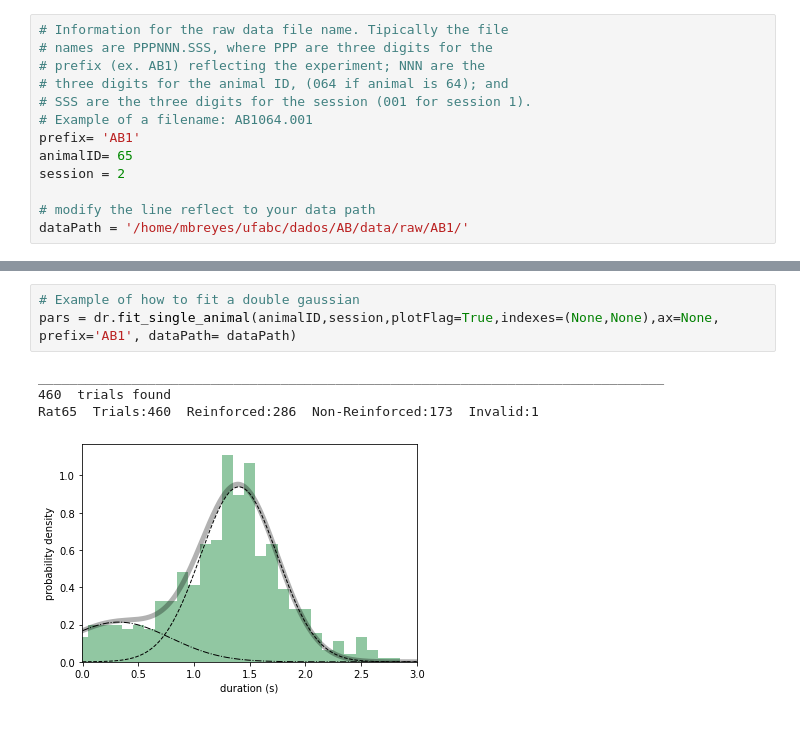
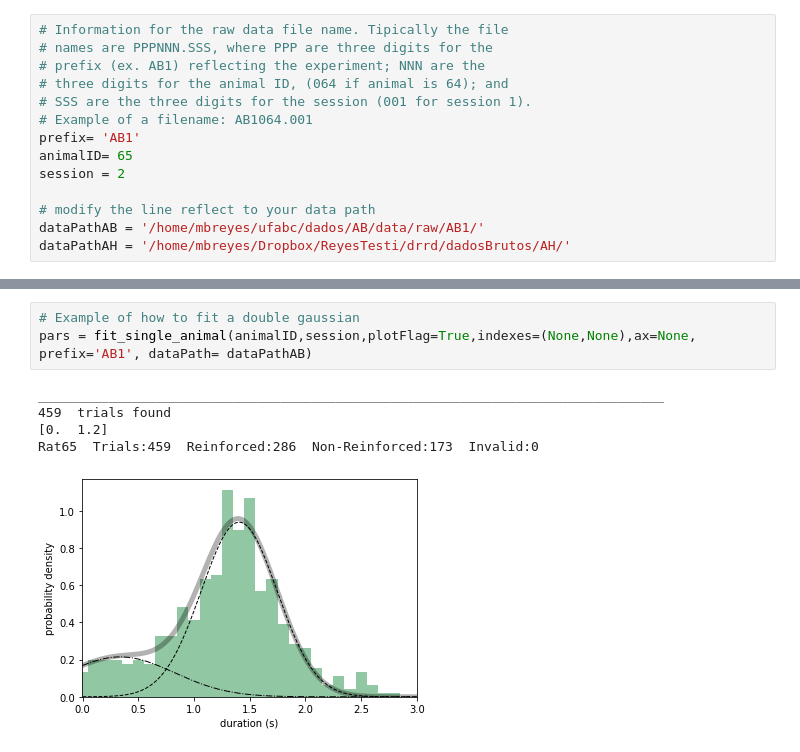
Before and after one commit to marceloreyes/drrd, a Jupyter notebook: python/testDrrd.ipynb, the cells around one changed output, grey strips where cells are left out. Cells and saved outputs as stored; diff of their text form.

```diff
--- a/python/testDrrd.ipynb
+++ b/python/testDrrd.ipynb
@@ -13,6 +14,7 @@ animalID= 65
 session = 2
 
 # modify the line reflect to your data path
-dataPath = '/home/mbreyes/ufabc/dados/AB/data/raw/AB1/'
+dataPathAB = '/home/mbreyes/ufabc/dados/AB/data/raw/AB1/'
+dataPathAH = '/home/mbreyes/Dropbox/ReyesTesti/drrd/dadosBrutos/AH/'
 # %%
 # Extract the data from a file and plot the response during the session
@@ -28,9 +31,10 @@ Rat64  Trials:846  Reinforced:237  Non-Reinforced:607  Invalid:2
 [figure]
 # %%
 # Example of how to fit a double gaussian
-pars = dr.fit_single_animal(animalID,session,plotFlag=True,indexes=(None,None),ax=None, prefix='AB1', dataPath= dataPath)
+pars = fit_single_animal(animalID,session,plotFlag=True,indexes=(None,None),ax=None, prefix='AB1', dataPath= dataPathAB)
 # %% [output]
 ________________________________________________________________________________
-460  trials found
-Rat65  Trials:460  Reinforced:286  Non-Reinforced:173  Invalid:1
+459  trials found
+[0.  1.2]
+Rat65  Trials:459  Reinforced:286  Non-Reinforced:173  Invalid:0
-[figure, old version]
+[figure, new version]
```
Also changed, not shown: parts of 26 cells of this notebook, 1 other file.
